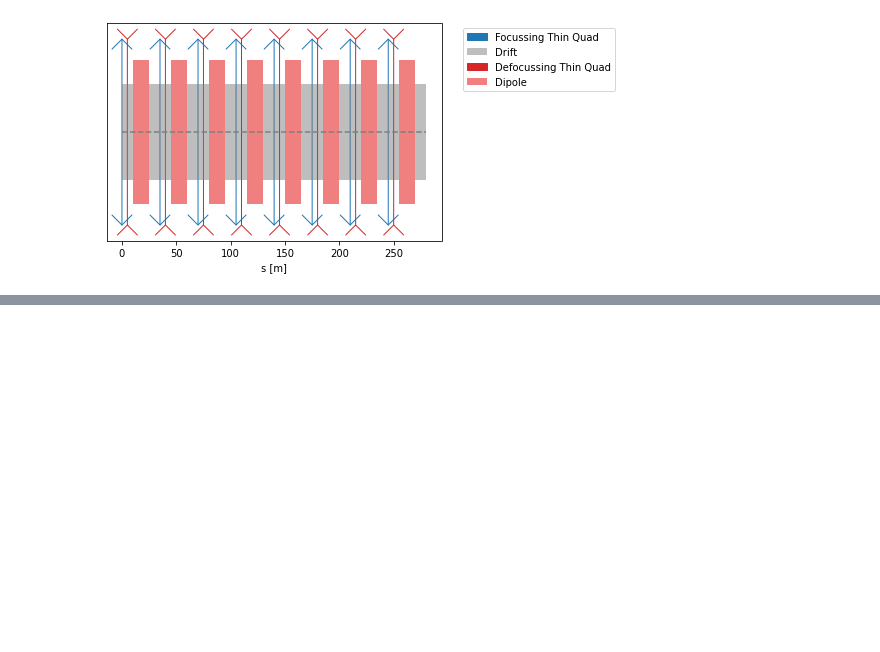
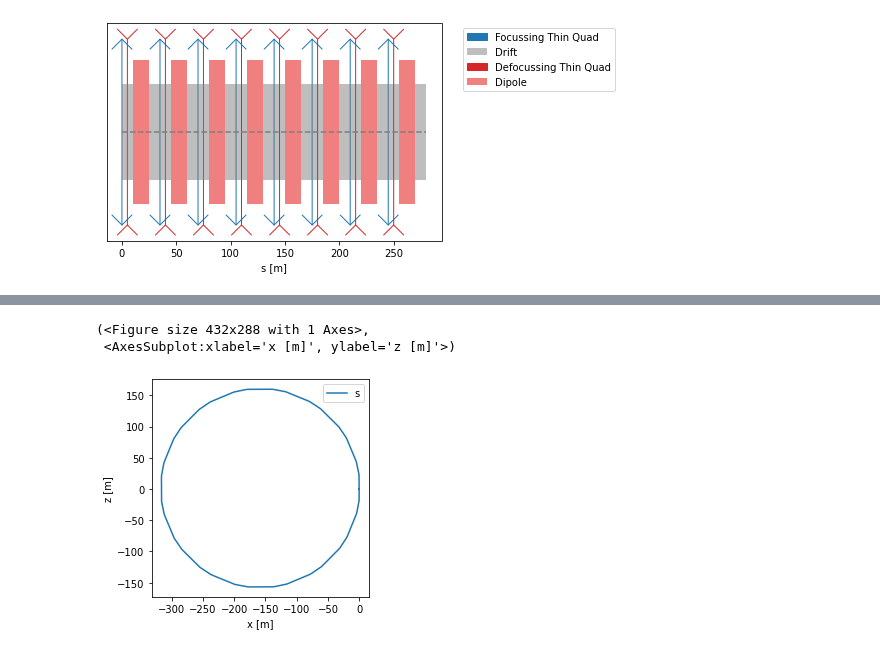
Before and after one commit to loiccoyle/pyaccelerator, a Jupyter notebook: noteboooks/dispersion.ipynb, the cells around one changed output, grey strips where cells are left out. Saved outputs shown, nothing was run; the diff lists cells and outputs as text; code cells hidden in the pictures; blank space fills up the shorter version.

```diff
--- a/noteboooks/dispersion.ipynb
+++ b/noteboooks/dispersion.ipynb
@@ -57,0 +103,6 @@ lattice.plot()
+# %%
+(FODO_thick * 8).plot.top_down()
+# %% [output]
+(<Figure size 432x288 with 1 Axes>,
+ <AxesSubplot:xlabel='x [m]', ylabel='z [m]'>)
+[figure, added]
```
Also changed, not shown: parts of 11 cells of this notebook.
